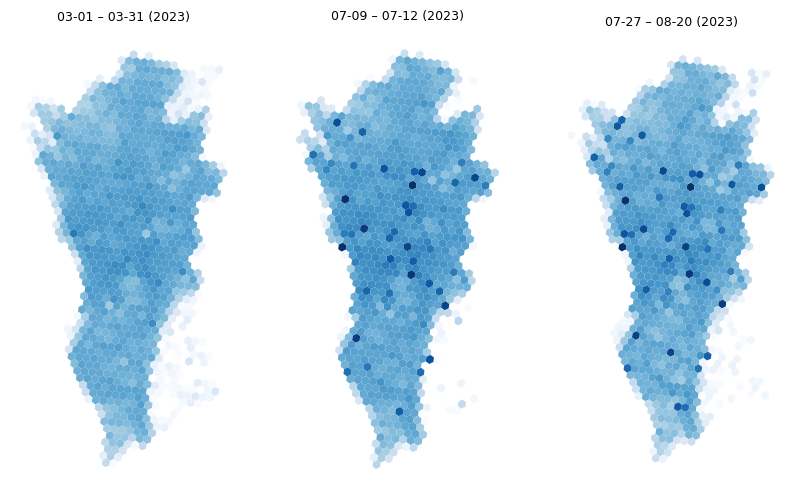
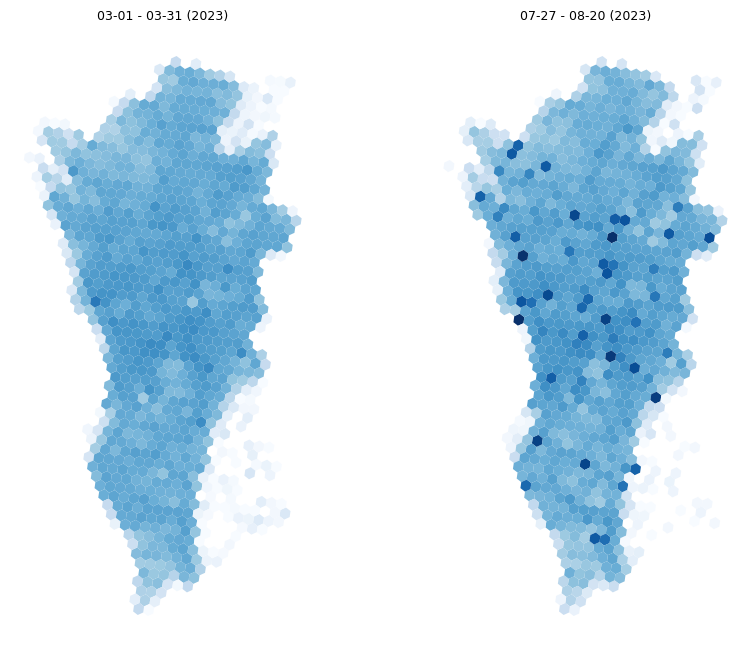
Code edit (unified diff) that turned the first committed figure into the second:
--- before
+++ after
@@ -1,13 +1,15 @@
-fig, axes = plt.subplots(nrows=1, ncols=len(unusual_ranges), figsize=(10, 6), sharex=False)
+unusual_ranges_maps = [[pd.to_datetime("2023-03-01"), pd.to_datetime("2023-03-31")],
+                 [pd.to_datetime("2023-07-27"), pd.to_datetime("2023-08-20")]]
 
-for ind_plot, date_plot in enumerate(unusual_ranges):
 
-    
+fig, axes = plt.subplots(nrows=1, ncols=len(unusual_ranges_maps), figsize=(10, 8), sharex=False)
+
+for ind_plot, date_plot in enumerate(unusual_ranges_maps):
+
     df_hex_avg_points_day = df_spatial[df_spatial["date"].between(date_plot[0], date_plot[1])].groupby("hex_id", as_index=False).mean()
     gdf_map_spatial_coverage = gdf_h3.merge(df_hex_avg_points_day, left_on="h3_index", right_on="hex_id", how="left")
     gdf_map_spatial_coverage["n_points"] = gdf_map_spatial_coverage["n_points"].fillna(0)
 
-    #print(gdf_map_spatial_coverage["n_points"].max()/1e6)
-    label = f"{date_plot[0]:%m-%d} – {date_plot[1]:%m-%d} (2023)"
+    label = f"{date_plot[0]:%m-%d} - {date_plot[1]:%m-%d} (2023)"
     
     _, _, cbar = plot_map_gdf(gdf_map_spatial_coverage, col="n_points", cmap="Blues", show_cbar=False,

Commit: Update Manila_EDA_QA.ipynb